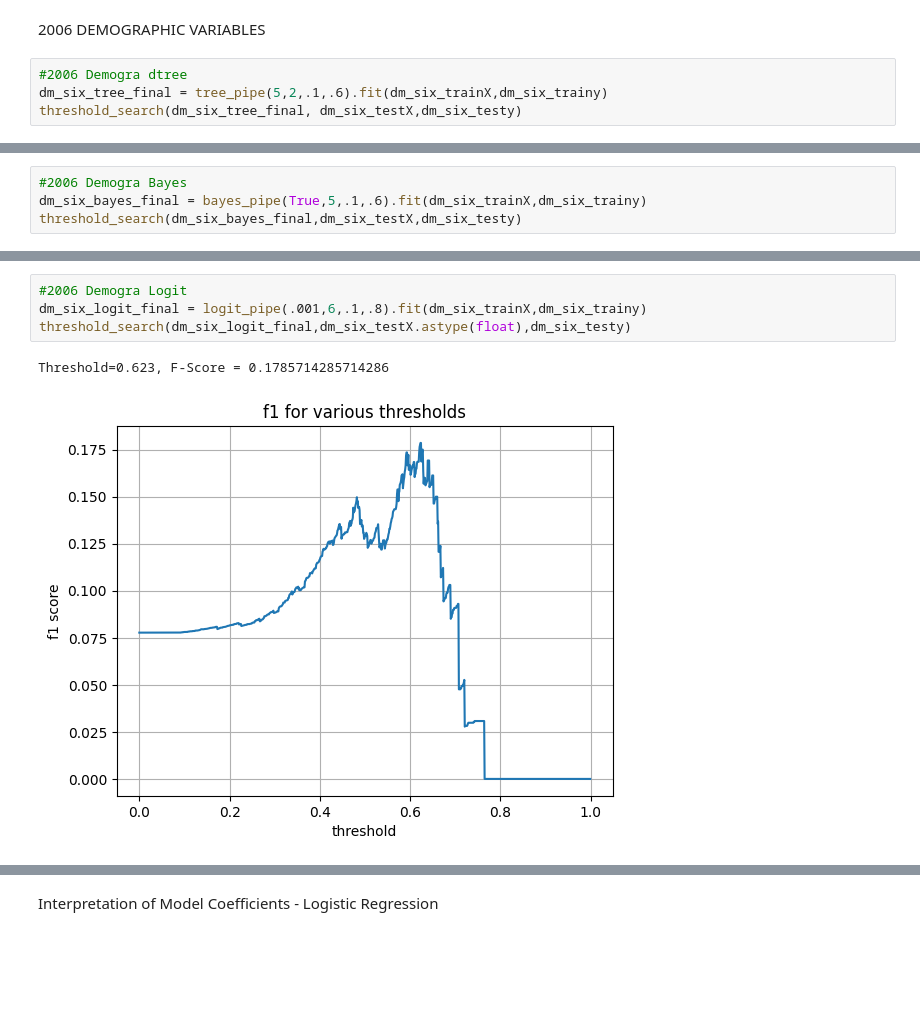
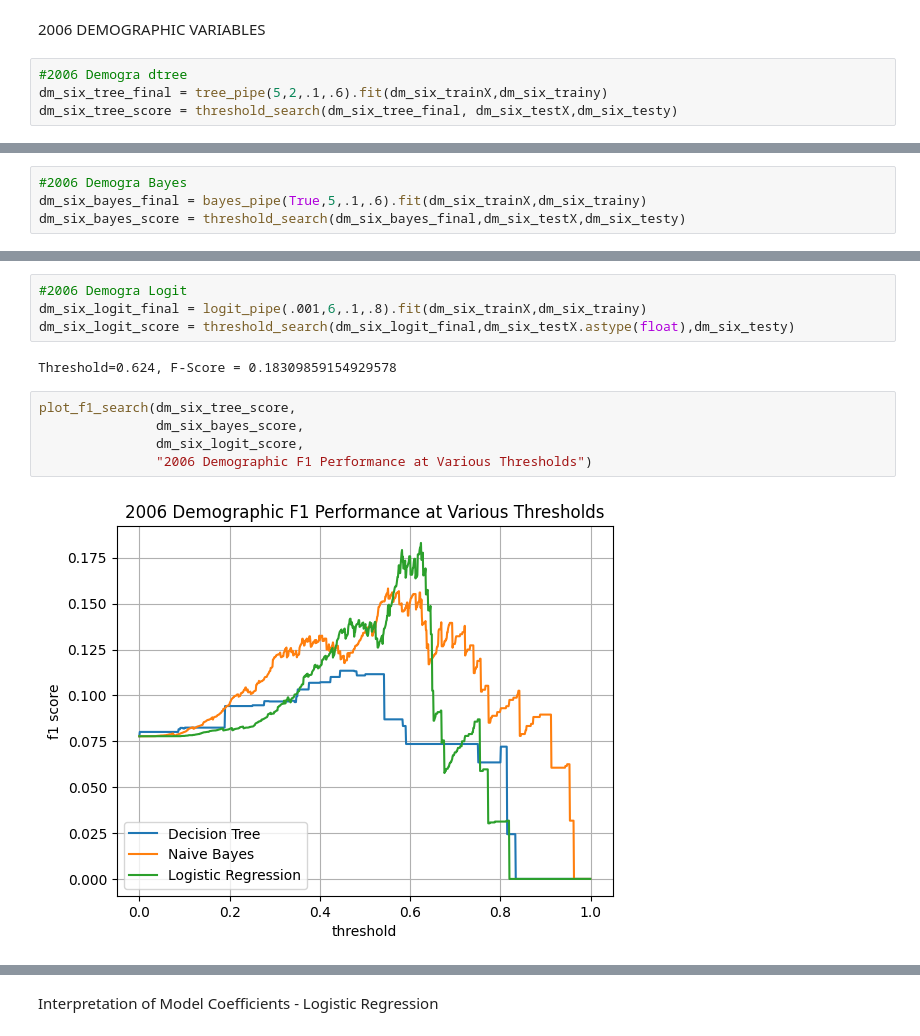
Before and after one commit to HotelTango314/dsa5900, a Jupyter notebook: NSDUH_Explore.ipynb, the cells around one changed output, grey strips where cells are left out. Cells and saved outputs as stored; diff of their text form; blank space fills up the shorter version.

```diff
--- a/NSDUH_Explore.ipynb
+++ b/NSDUH_Explore.ipynb
@@ -1275,5 +1289,5 @@ Threshold=0.793, F-Score = 0.31999999999999995
 # %%
 #2006 Demogra dtree
 dm_six_tree_final = tree_pipe(5,2,.1,.6).fit(dm_six_trainX,dm_six_trainy)
-threshold_search(dm_six_tree_final, dm_six_testX,dm_six_testy)
+dm_six_tree_score = threshold_search(dm_six_tree_final, dm_six_testX,dm_six_testy)
 # %% [output]
@@ -1282,5 +1295,5 @@ Threshold=0.501, F-Score = 0.12359550561797754
 # %%
 #2006 Demogra Bayes
 dm_six_bayes_final = bayes_pipe(True,5,.1,.6).fit(dm_six_trainX,dm_six_trainy)
-threshold_search(dm_six_bayes_final,dm_six_testX,dm_six_testy)
+dm_six_bayes_score = threshold_search(dm_six_bayes_final,dm_six_testX,dm_six_testy)
 # %% [output]
@@ -1289,10 +1301,16 @@ Threshold=0.535, F-Score = 0.15384615384615385
 # %%
 #2006 Demogra Logit
 dm_six_logit_final = logit_pipe(.001,6,.1,.8).fit(dm_six_trainX,dm_six_trainy)
-threshold_search(dm_six_logit_final,dm_six_testX.astype(float),dm_six_testy)
+dm_six_logit_score = threshold_search(dm_six_logit_final,dm_six_testX.astype(float),dm_six_testy)
 # %% [output]
-Threshold=0.623, F-Score = 0.1785714285714286
+Threshold=0.624, F-Score = 0.18309859154929578
-[figure, removed]
+# %%
+plot_f1_search(dm_six_tree_score,
+               dm_six_bayes_score,
+               dm_six_logit_score,
+               "2006 Demographic F1 Performance at Various Thresholds")
+# %% [output]
+[figure, added]
 # %%
 #2021 Drug Use dtree
 du_tw1_tree_final = tree_pipe(5,3,.4,.7).fit(du_tw1_trainX,du_tw1_trainy)
```
Also changed, not shown: parts of 38 cells of this notebook.
